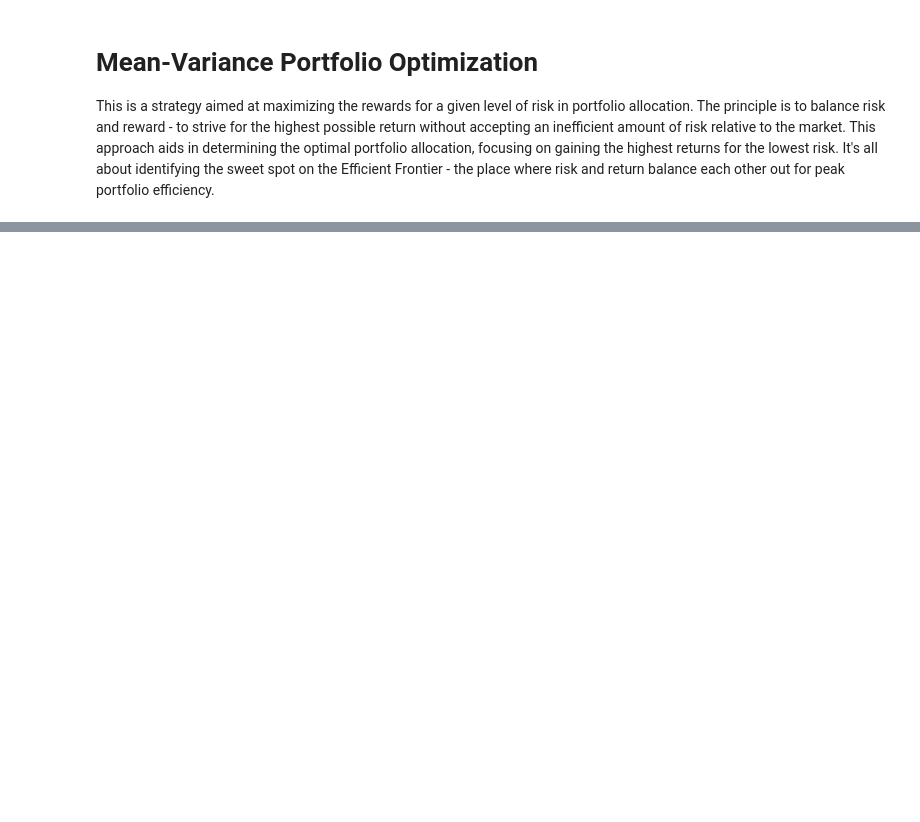
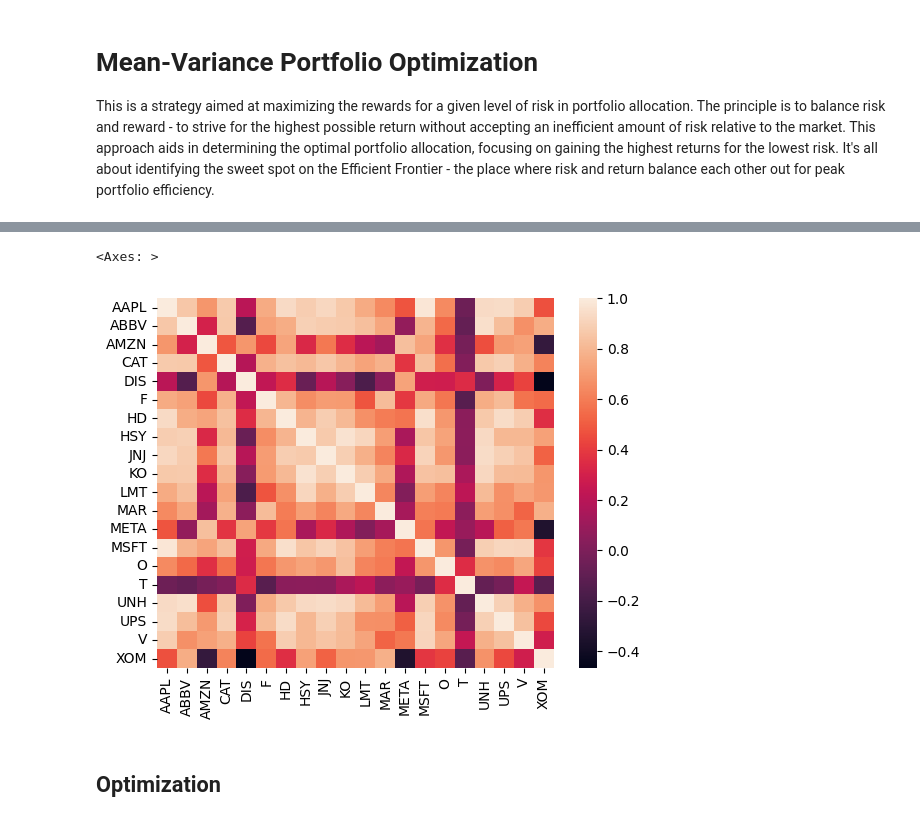
Before and after one commit to ryanzola/portfolio-optimizer, a Jupyter notebook: Mean_Variance_Optimization.ipynb, the cells around one changed output, grey strips where cells are left out. Saved outputs shown, nothing was run; the diff lists cells and outputs as text; code cells hidden in the pictures; blank space fills up the shorter version.

Commit message:
update mean-variance optimization

```diff
--- a/Mean_Variance_Optimization.ipynb
+++ b/Mean_Variance_Optimization.ipynb
@@ -25,0 +88,10 @@ symbols = [
+# %%
+# Create a correlation heatmap to visualize portfolio asset neutrality
+port_corr = port_comps_rets_cumprod.corr()
+
+sns.heatmap(port_corr)
+# %% [output]
+<Axes: >
+[figure, added]
+# %% [markdown]
+## Optimization
```
Also changed, not shown: parts of 19 cells of this notebook.
